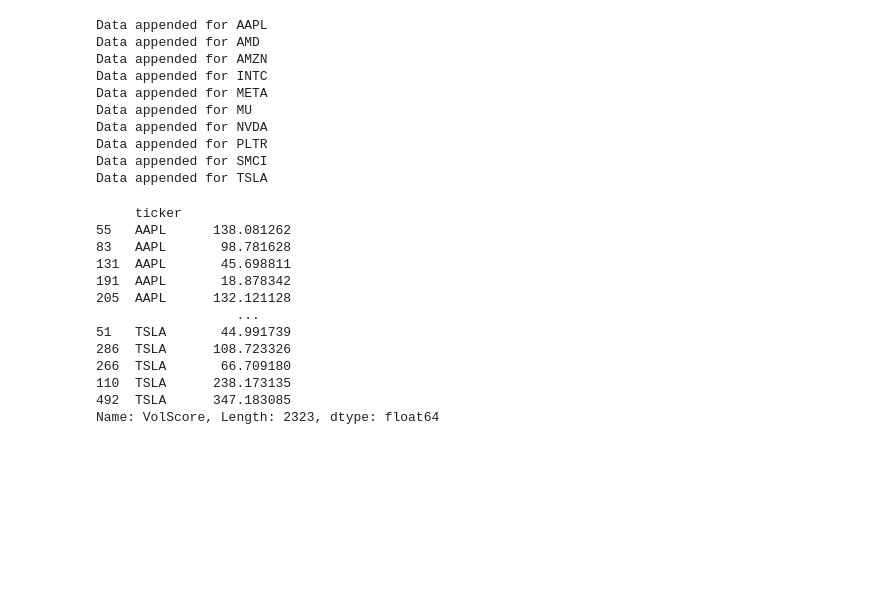
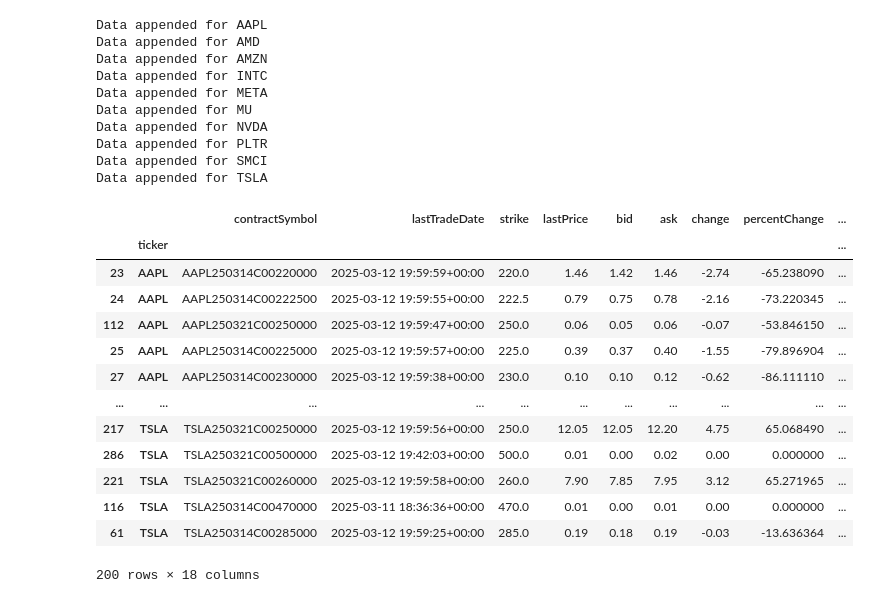
Before and after one commit to vepaan/Barclays-Option-Trading-Strategy, a Jupyter notebook: strat.ipynb, the cells around one changed output. Saved outputs shown, nothing was run; the diff lists cells and outputs as text; code cells hidden in the pictures; blank space fills up the shorter version.

Commit message:
filtering options by liquidity

```diff
--- a/strat.ipynb
+++ b/strat.ipynb
@@ -440,16 +440,17 @@ def option_chain_df(tck):
     week1_calls, week2_calls = t.option_chain(t.options[0]).calls, t.option_chain(t.options[1]).calls
     week1_calls['expiration'], week2_calls['expiration'] = t.options[0], t.options[1]
 
-    week1_puts, week2_puts = t.option_chain(t.options[0]).puts, t.option_chain(t.options[1]).puts
-    week1_puts['expiration'], week2_puts['expiration'] = t.options[0], t.options[1]
+    #week1_puts, week2_puts = t.option_chain(t.options[0]).puts, t.option_chain(t.options[1]).puts
+    #week1_puts['expiration'], week2_puts['expiration'] = t.options[0], t.options[1]
 
     calls_chain = pd.concat([week1_calls, week2_calls], ignore_index=True)
     calls_chain['type'] = 'call'
 
-    puts_chain = pd.concat([week1_puts, week2_puts], ignore_index=True)
-    puts_chain['type'] = 'put'
+    #puts_chain = pd.concat([week1_puts, week2_puts], ignore_index=True)
+    #puts_chain['type'] = 'put'
 
-    options_chain = pd.concat([calls_chain, puts_chain], ignore_index=True)
+    #options_chain = pd.concat([calls_chain, puts_chain], ignore_index=True)
+    options_chain = pd.concat([calls_chain], ignore_index=True)
     options_chain['ticker'] = tck
 
     return options_chain
@@ -465,7 +466,7 @@ def get_ticker_params(tck):
     return IV_hat, sigma_res, ticker_df
 # %%
 '''Building the tradable options dataframe'''
-#We drop options with open interest <= 500 for liquidity purposes
+#We only trade the top 20 liquid options for each ticker
 
 tradable_options = pd.DataFrame()
 tickers = volscore_data.index.get_level_values('ticker').unique().tolist()
@@ -474,11 +475,9 @@ for tck in tickers:
     options_chain = option_chain_df(tck)
     IV_hat, sigma_res, ticker_df = get_ticker_params(tck)
 
-    options_chain = options_chain[options_chain['openInterest'] > 0]
-    options_chain = options_chain[options_chain['volume'] > 0]
-
-    options_chain = options_chain.sort_values('openInterest', ascending=True)
-    options_chain = options_chain[options_chain['openInterest'] >= 500]
+    options_chain['liquidity'] = options_chain['openInterest'] + options_chain['volume']
+    options_chain = options_chain.sort_values('liquidity', ascending=False)
+    options_chain = options_chain.head(20)
 
     Y = options_chain['impliedVolatility']
 
@@ -499,18 +498,19 @@ Data appended for PLTR
 Data appended for SMCI
 Data appended for TSLA
 # %%
-tradable_options['VolScore']
+tradable_options
 # %% [output]
+|  |  | contractSymbol | lastTradeDate | strike | lastPrice | bid | ask | change | percentChange | ... |
+|  | ticker |  |  |  |  |  |  |  |  | ... |
+| 23 | AAPL | AAPL250314C00220000 | 2025-03-12 19:59:59+00:00 | 220.0 | 1.46 | 1.42 | 1.46 | -2.74 | -65.238090 | ... |
+| 24 | AAPL | AAPL250314C00222500 | 2025-03-12 19:59:55+00:00 | 222.5 | 0.79 | 0.75 | 0.78 | -2.16 | -73.220345 | ... |
+| 112 | AAPL | AAPL250321C00250000 | 2025-03-12 19:59:47+00:00 | 250.0 | 0.06 | 0.05 | 0.06 | -0.07 | -53.846150 | ... |
+| 25 | AAPL | AAPL250314C00225000 | 2025-03-12 19:59:57+00:00 | 225.0 | 0.39 | 0.37 | 0.40 | -1.55 | -79.896904 | ... |
+| 27 | AAPL | AAPL250314C00230000 | 2025-03-12 19:59:38+00:00 | 230.0 | 0.10 | 0.10 | 0.12 | -0.62 | -86.111110 | ... |
+| ... | ... | ... | ... | ... | ... | ... | ... | ... | ... | ... |
+| 217 | TSLA | TSLA250321C00250000 | 2025-03-12 19:59:56+00:00 | 250.0 | 12.05 | 12.05 | 12.20 | 4.75 | 65.068490 | ... |
+| 286 | TSLA | TSLA250321C00500000 | 2025-03-12 19:42:03+00:00 | 500.0 | 0.01 | 0.00 | 0.02 | 0.00 | 0.000000 | ... |
+| 221 | TSLA | TSLA250321C00260000 | 2025-03-12 19:59:58+00:00 | 260.0 | 7.90 | 7.85 | 7.95 | 3.12 | 65.271965 | ... |
+| 116 | TSLA | TSLA250314C00470000 | 2025-03-11 18:36:36+00:00 | 470.0 | 0.01 | 0.00 | 0.01 | 0.00 | 0.000000 | ... |
+| 61 | TSLA | TSLA250314C00285000 | 2025-03-12 19:59:25+00:00 | 285.0 | 0.19 | 0.18 | 0.19 | -0.03 | -13.636364 | ... |
-     ticker
-55   AAPL      138.081262
-83   AAPL       98.781628
-131  AAPL       45.698811
-191  AAPL       18.878342
-205  AAPL      132.121128
-                  ...
-51   TSLA       44.991739
-286  TSLA      108.723326
-266  TSLA       66.709180
-110  TSLA      238.173135
-492  TSLA      347.183085
-Name: VolScore, Length: 2323, dtype: float64
+200 rows × 18 columns
```
